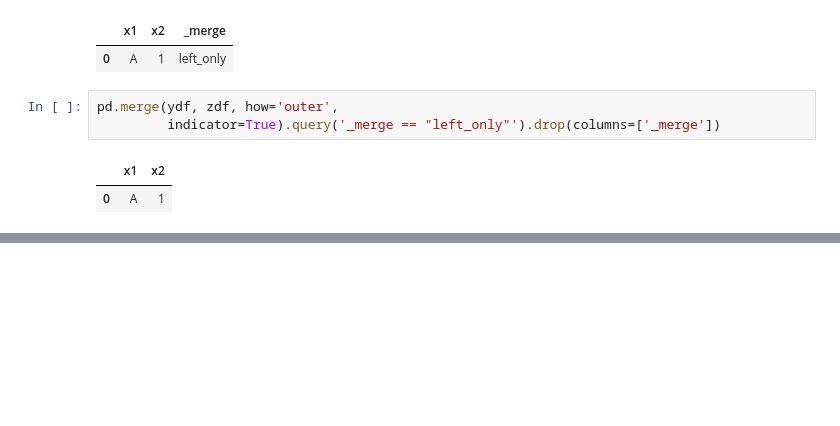
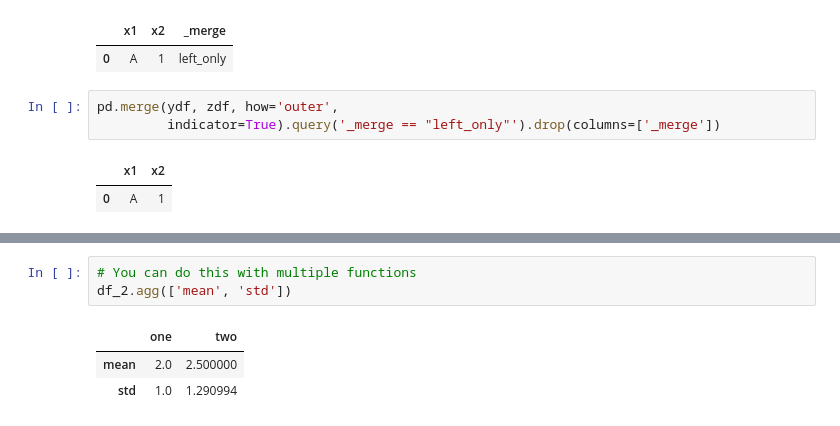
Before and after one commit to VLieberg/Python-Basics-Coding, a Jupyter notebook: notebooks/Pandas Tutorial.ipynb, the cells around one changed output, grey strips where cells are left out. Cells and saved outputs as stored; diff of their text form; blank space fills up the shorter version.

```diff
--- a/notebooks/Pandas Tutorial.ipynb
+++ b/notebooks/Pandas Tutorial.ipynb
@@ -1343,0 +1467,7 @@ pd.merge(ydf, zdf, how='outer',
+# %%
+# You can do this with multiple functions
+df_2.agg(['mean', 'std'])
+# %% [output]
+|  | one | two |
+| mean | 2.0 | 2.500000 |
+| std | 1.0 | 1.290994 |
```
Also changed, not shown: parts of 13 cells of this notebook.
